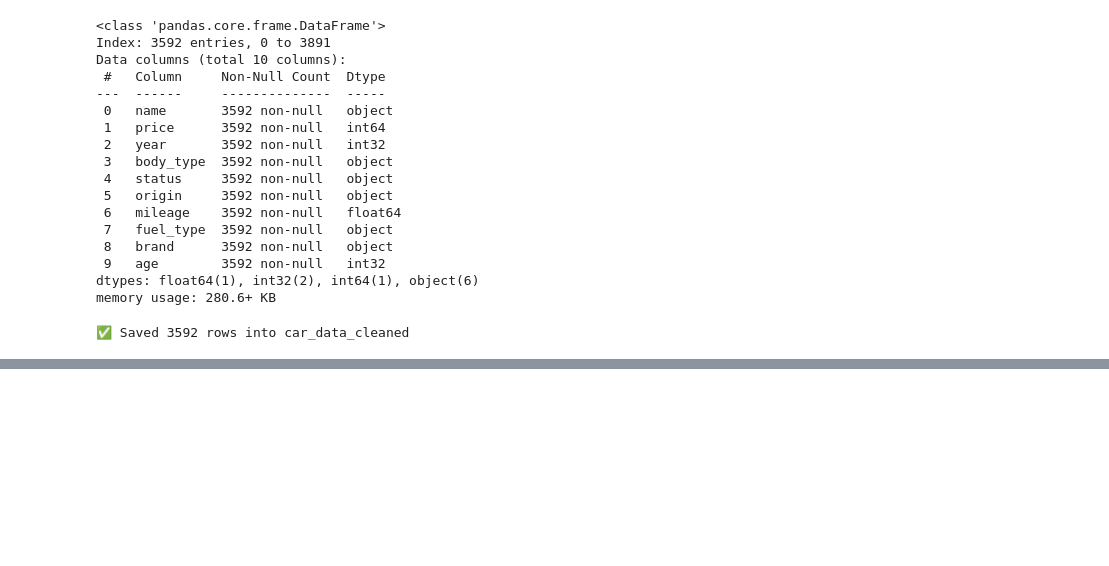
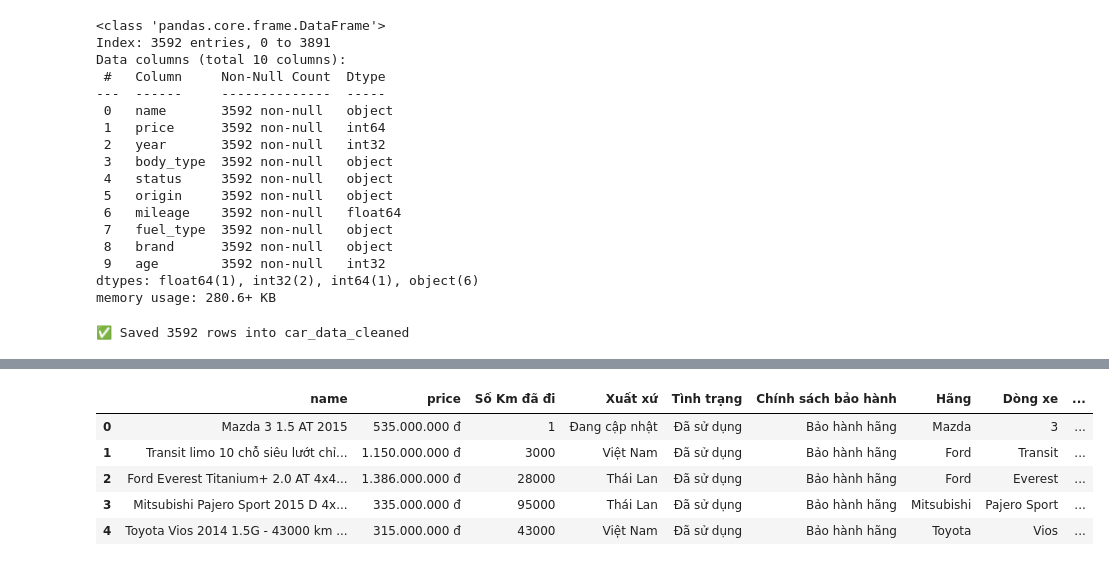
Before and after one commit to nmkhan9/car_price_predict, a Jupyter notebook: notebooks/clean_data.ipynb, the cells around one changed output, grey strips where cells are left out. Saved outputs shown, nothing was run; the diff lists cells and outputs as text; code cells hidden in the pictures; blank space fills up the shorter version.

```diff
--- a/notebooks/clean_data.ipynb
+++ b/notebooks/clean_data.ipynb
@@ -686,0 +716,11 @@ df_demo.to_csv("../data/data_cleaned.csv", index=False, encoding="utf-8-sig")
+# %%
+df3 = pd.read_sql("SELECT * FROM car_data3", engine)
+# %%
+df3.head()
+# %% [output]
+|  | name | price | Số Km đã đi | Xuất xứ | Tình trạng | Chính sách bảo hành | Hãng | Dòng xe | ... |
+| 0 | Mazda 3 1.5 AT 2015 | 535.000.000 đ | 1 | Đang cập nhật | Đã sử dụng | Bảo hành hãng | Mazda | 3 | ... |
+| 1 | Transit limo 10 chỗ siêu lướt chỉ... | 1.150.000.000 đ | 3000 | Việt Nam | Đã sử dụng | Bảo hành hãng | Ford | Transit | ... |
+| 2 | Ford Everest Titanium+ 2.0 AT 4x4... | 1.386.000.000 đ | 28000 | Thái Lan | Đã sử dụng | Bảo hành hãng | Ford | Everest | ... |
+| 3 | Mitsubishi Pajero Sport 2015 D 4x... | 335.000.000 đ | 95000 | Thái Lan | Đã sử dụng | Bảo hành hãng | Mitsubishi | Pajero Sport | ... |
+| 4 | Toyota Vios 2014 1.5G - 43000 km ... | 315.000.000 đ | 43000 | Việt Nam | Đã sử dụng | Bảo hành hãng | Toyota | Vios | ... |
```
Also changed, not shown: parts of 70 cells of this notebook, 1 other file.
